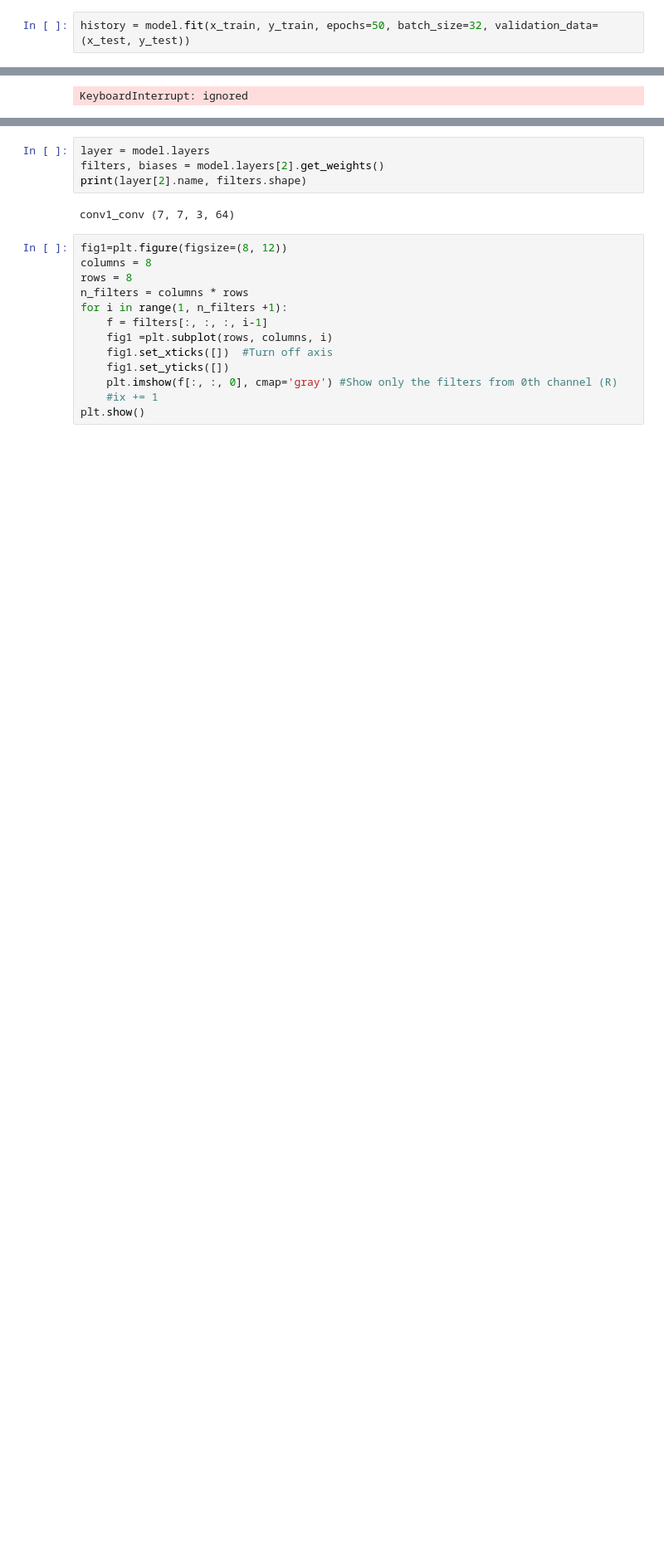
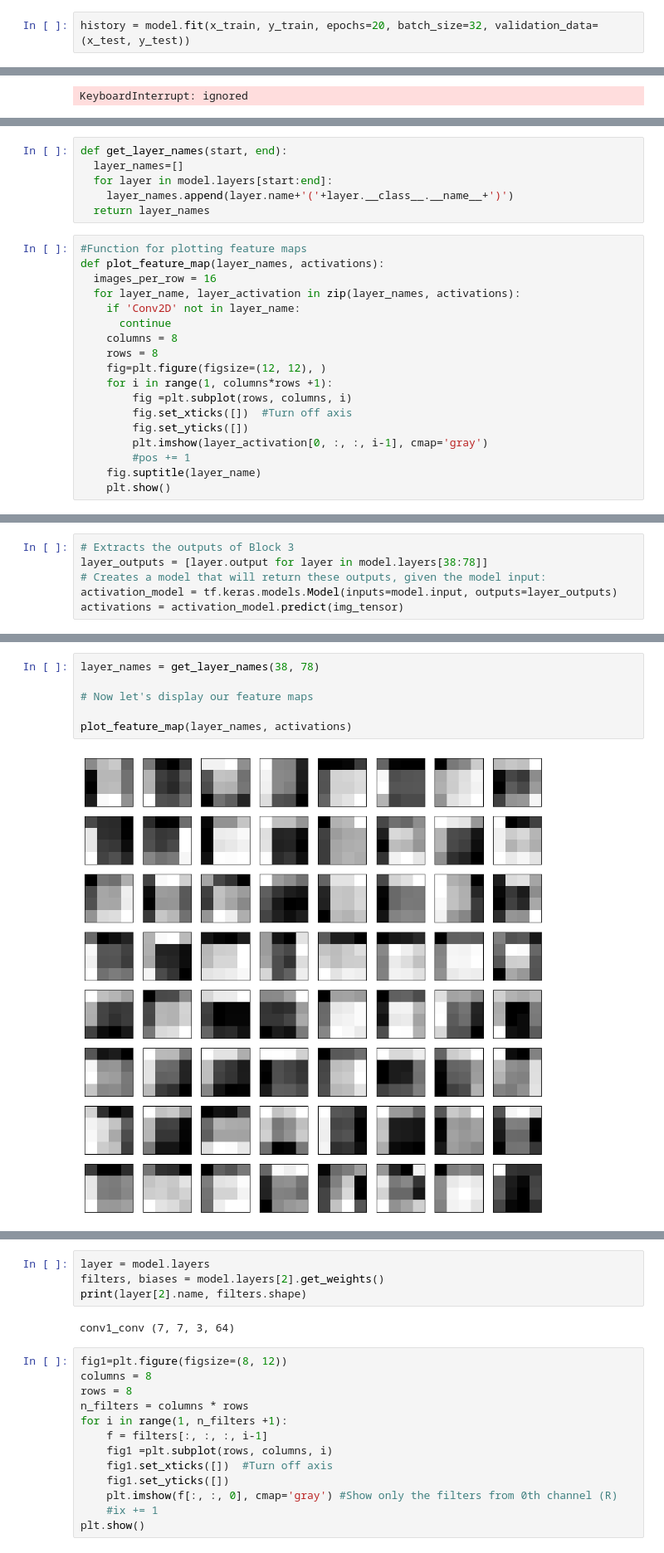
Before and after one commit to Jasonchen0317/ML_Projects, a Jupyter notebook: TakeAtHome/take-at-home.ipynb, the cells around one changed output, grey strips where cells are left out. Shown at 83% size. Drawn from its saved outputs; the diff is of its cells as text; blank space fills up the shorter version.

```diff
--- a/TakeAtHome/take-at-home.ipynb
+++ b/TakeAtHome/take-at-home.ipynb
@@ -101,7 +105,7 @@ Trainable params: 23798025 (90.78 MB)
 Non-trainable params: 53120 (207.50 KB)
 __________________________________________________________________________________________________
 # %%
-history = model.fit(x_train, y_train, epochs=50, batch_size=32, validation_data=(x_test, y_test))
+history = model.fit(x_train, y_train, epochs=20, batch_size=32, validation_data=(x_test, y_test))
 # %% [output]
 Epoch 1/50
 1407/1407 [==============================] - 135s 71ms/step - loss: 1.6911 - accuracy: 0.3773 - val_loss: 1.6327 - val_accuracy: 0.4219
@@ -125,0 +153,24 @@ def
+# %%
+def get_layer_names(start, end):
+  layer_names=[]
+  for layer in model.layers[start:end]:
+    layer_names.append(layer.name+'('+layer.__class__.__name__+')')
+  return layer_names
+# %%
+#Function for plotting feature maps
+def plot_feature_map(layer_names, activations):
+  images_per_row = 16
+  for layer_name, layer_activation in zip(layer_names, activations):
+    if 'Conv2D' not in layer_name:
+      continue
+    columns = 8
+    rows = 8
+    fig=plt.figure(figsize=(12, 12), )
+    for i in range(1, columns*rows +1):
+        fig =plt.subplot(rows, columns, i)
+        fig.set_xticks([])  #Turn off axis
+        fig.set_yticks([])
+        plt.imshow(layer_activation[0, :, :, i-1], cmap='gray')
+        #pos += 1
+    fig.suptitle(layer_name)
+    plt.show()
@@ -125,0 +194,6 @@ def
+# %%
+# Extracts the outputs of Block 3
+layer_outputs = [layer.output for layer in model.layers[38:78]]
+# Creates a model that will return these outputs, given the model input:
+activation_model = tf.keras.models.Model(inputs=model.input, outputs=layer_outputs)
+activations = activation_model.predict(img_tensor)
@@ -125,0 +202,8 @@ def
+# %%
+layer_names = get_layer_names(38, 78)
+
+# Now let's display our feature maps
+
+plot_feature_map(layer_names, activations)
+# %% [output]
+[figure, added]
```
Also changed, not shown: parts of 11 cells of this notebook.
